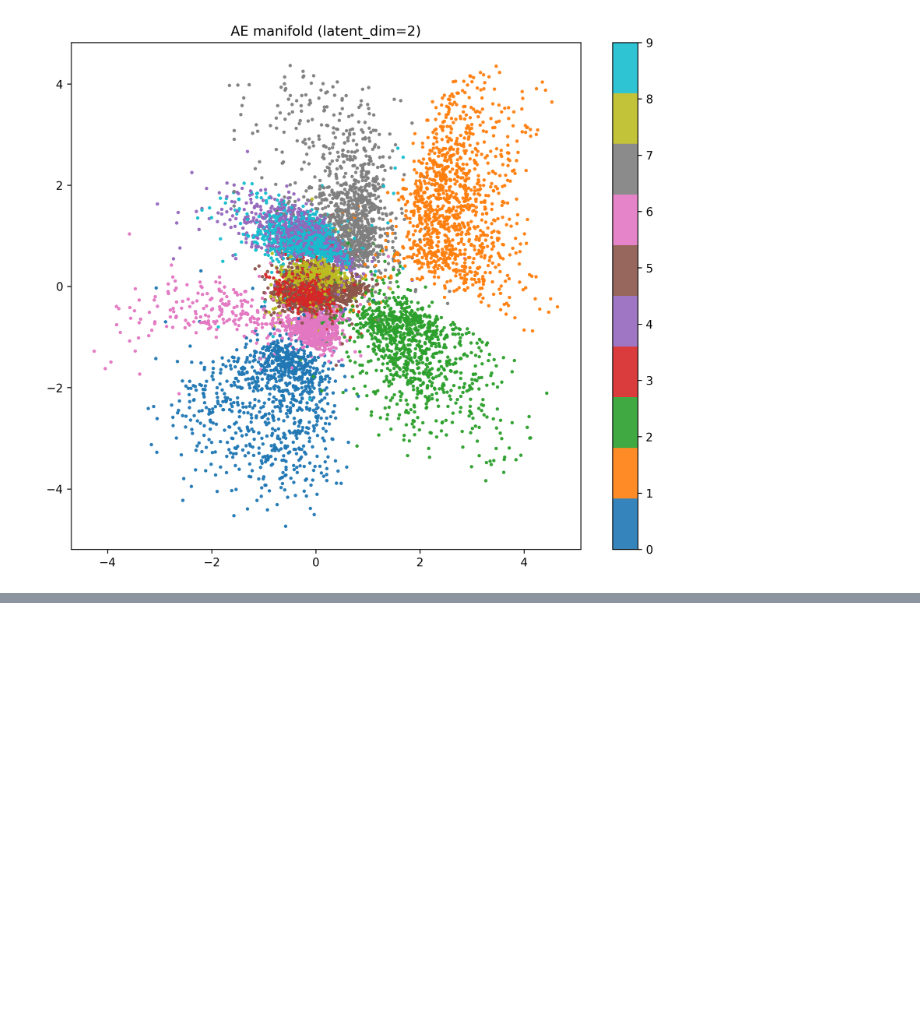
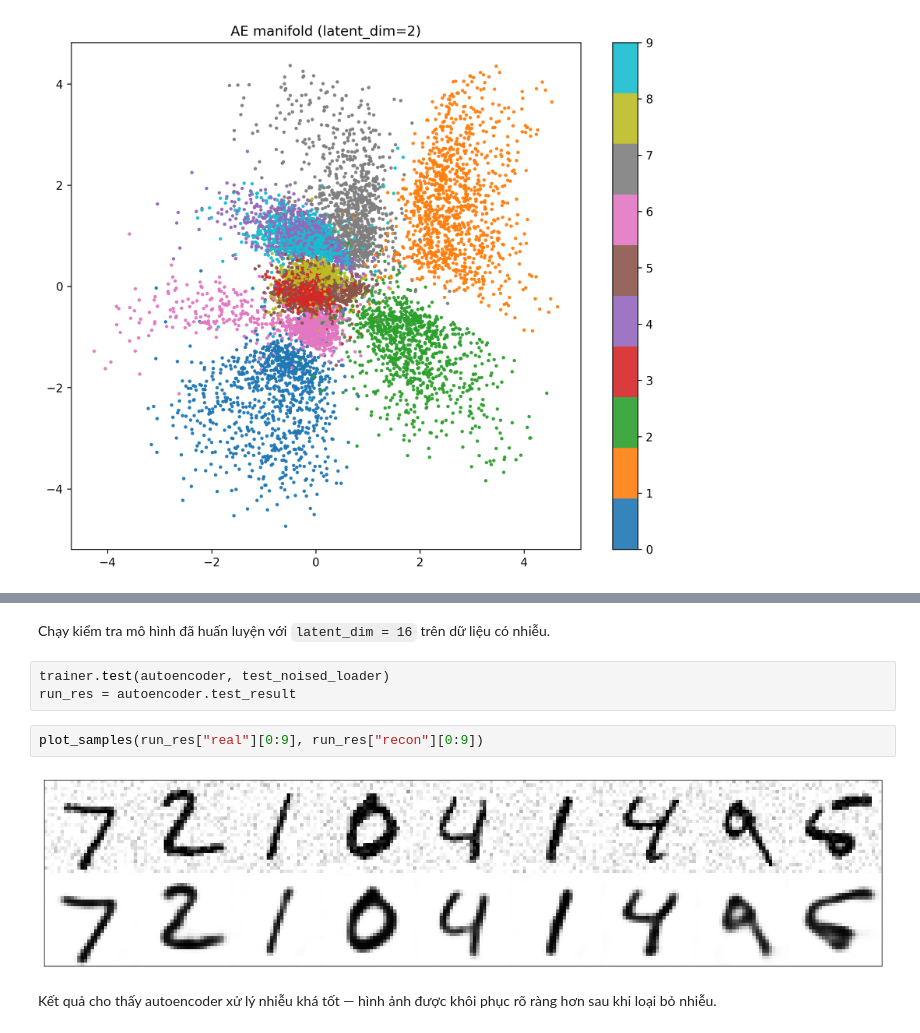
Before and after one commit to laitrongduc/autoencoder, a Jupyter notebook: notebooks/autoencoder.ipynb, the cells around one changed output, grey strips where cells are left out. Drawn from its saved outputs; the diff is of its cells as text; blank space fills up the shorter version.

```diff
--- a/notebooks/autoencoder.ipynb
+++ b/notebooks/autoencoder.ipynb
@@ -375,0 +458,11 @@ plot_manifold(run_res["latent"], run_res["labels"], title="AE manifold (latent_d
+# %% [markdown]
+Chạy kiểm tra mô hình đã huấn luyện với `latent_dim = 16` trên dữ liệu có nhiễu.
+# %%
+trainer.test(autoencoder, test_noised_loader)
+run_res = autoencoder.test_result
+# %%
+plot_samples(run_res["real"][0:9], run_res["recon"][0:9])
+# %% [output]
+[figure, added]
+# %% [markdown]
+Kết quả cho thấy autoencoder xử lý nhiễu khá tốt — hình ảnh được khôi phục rõ ràng hơn sau khi loại bỏ nhiễu.
```
Also changed, not shown: parts of 9 cells of this notebook.
